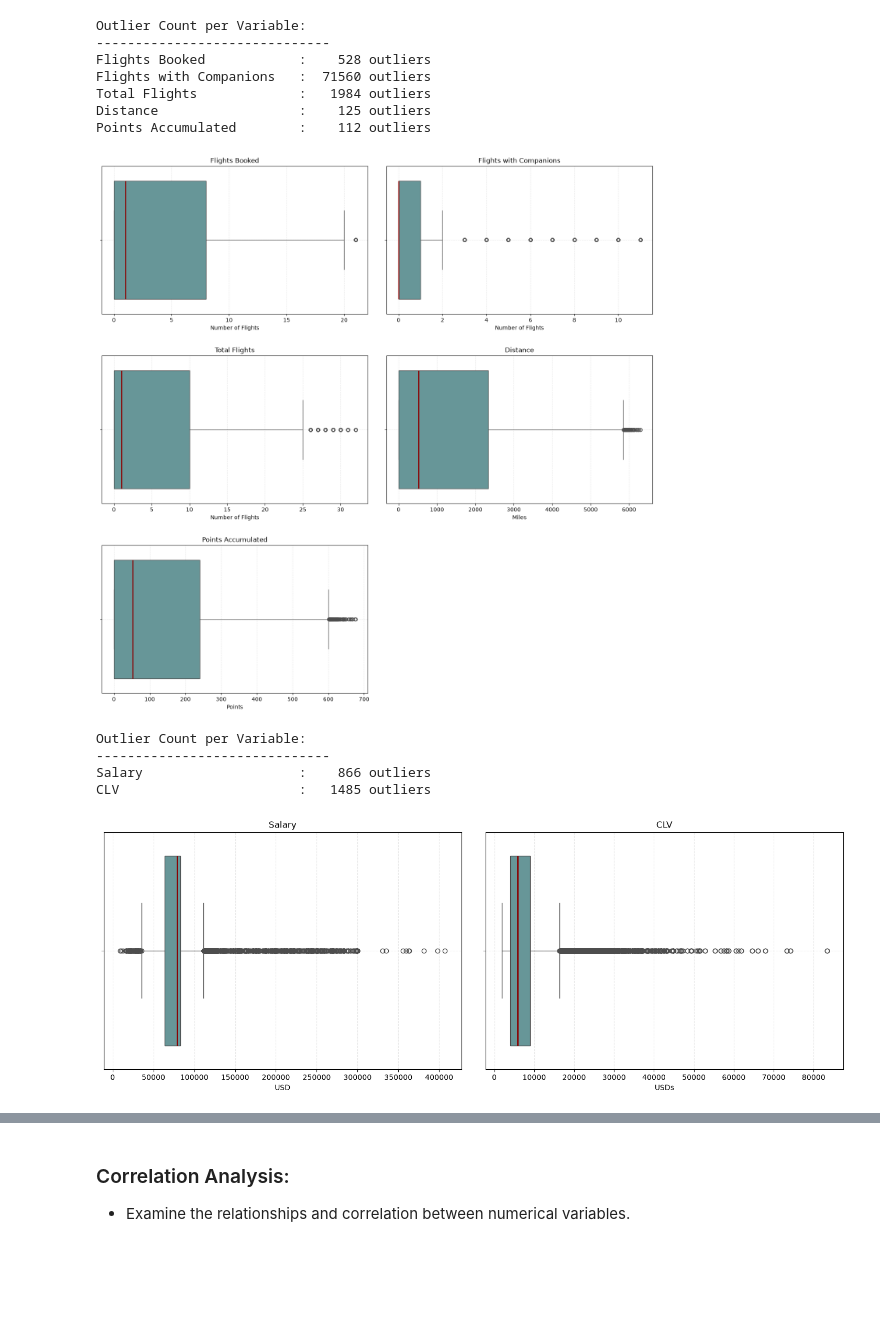
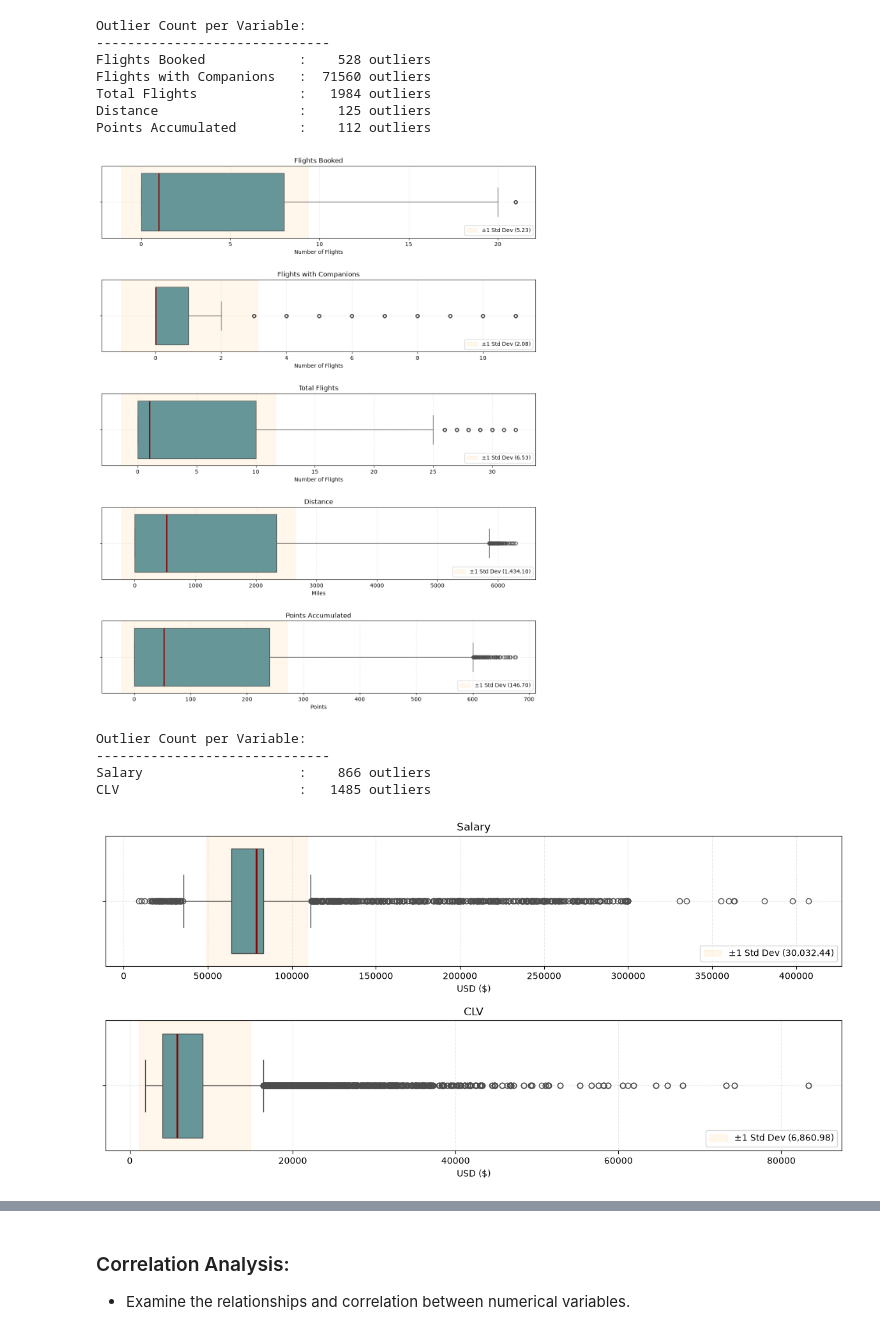
Before and after one commit to Adalab/bda-modulo-3-evaluacion-final-MATC-90, a Jupyter notebook: src/notebooks/02_Statistical_Analysis_and_Data_Visualization.ipynb, the cells around one changed output, grey strips where cells are left out. Cells and saved outputs as stored; diff of their text form; code cells hidden in the pictures; blank space fills up the shorter version.

```diff
--- a/src/notebooks/02_Statistical_Analysis_and_Data_Visualization.ipynb
+++ b/src/notebooks/02_Statistical_Analysis_and_Data_Visualization.ipynb
@@ -58,5 +58,6 @@ memory usage: 65.1 MB
 
 numerical_cols_flights = ['Flights Booked', 'Flights with Companions', 'Total Flights', 'Distance', 'Points Accumulated']
 
-round(df_clean[numerical_cols_flights].describe(), 2).T.reset_index()
+sumary_df_clean = round(df_clean[numerical_cols_flights].describe(), 2).T
+sumary_df_clean
 # %% [output]
@@ -69,6 +70,7 @@ round(df_clean[numerical_cols_flights].describe(), 2).T.reset_index()
 # %%
 # Calculate the mode for the relevant numerical variables
-df_clean[numerical_cols_flights].mode().iloc[0]
+flights_modes = df_clean[numerical_cols_flights].mode().iloc[0]
+flights_modes
 # %% [output]
 Flights Booked             0.0
 Flights with Companions    0.0
@@ -113,5 +136,6 @@ Since the dataset contains monthly records, client-specific variables like `Sala
 # Group by customer to analyze unique profile variables (Salary and CLV) without monthly repetition
 df_unique_customers = df_clean.drop_duplicates(subset=['Loyalty Number'])
 numerical_cols_customers = ['Salary', 'CLV']
-round(df_unique_customers[numerical_cols_customers].describe(),2).T.reset_index()
+sumary_df_customers = round(df_unique_customers[numerical_cols_customers].describe(),2).T
+sumary_df_customers
 # %% [output]
@@ -121,7 +145,7 @@ round(df_unique_customers[numerical_cols_customers].describe(),2).T.reset_index(
 # %%
 # Calculate the mode for the relevant numerical variables
-
-df_unique_customers[numerical_cols_customers].mode().iloc[0]
+customers_modes= df_unique_customers[numerical_cols_customers].mode().iloc[0]
+customers_modes
 # %% [output]
 Salary    101933.00
 CLV         8564.77
@@ -197,11 +241,20 @@ Points Accumulated        :    112 outliers
 # %%
 # Define the columns and the grid size
 cols = numerical_cols_flights
-nrows, ncols = 3, 2
+nrows, ncols = 5, 1
 
 # Create the grid layout using Matplotlib
-fig, axes = plt.subplots(nrows=nrows, ncols=ncols, figsize=(15, 15))
+fig, axes = plt.subplots(nrows=nrows, ncols=ncols, figsize=(12, 15))
 axes = axes.flatten()  # Flatten to iterate easily
+
+# Define clean custom units for the X-axis
+units = {
+    'Flights Booked': 'Number of Flights',
+    'Flights with Companions': 'Number of Flights',
+    'Total Flights': 'Number of Flights',
+    'Distance': 'Miles',
+    'Points Accumulated': 'Points'
+}
 
 # Loop through each column and plot its independent boxplot
 for i, col in enumerate(cols):
@@ -209,41 +262,42 @@ for i, col in enumerate(cols):
 
     # Plot the boxplot directly on the specific axes
     sns.boxplot(
     data=df_clean,
     x=col,
     ax=ax,
     color='cadetblue',
     medianprops=dict(color='darkred', linewidth=2)
 )
+    #Extract statistical metrics from pre-calculated variables
+    mean = sumary_df_clean.loc[col, 'mean']
+    std = sumary_df_clean.loc[col, 'std']
 
-    units = {
-    'Flights Booked': 'Number of Flights',
-    'Flights with Companions': 'Number of Flights',
-    'Total Flights': 'Number of Flights',
-    'Distance': 'Miles',
-    'Points Accumulated': 'Points'
-}
+    # Add a shaded background for ±1 Standard Deviation around the mean
+    ax.axvspan(mean - std, mean + std, color='orange', alpha=0.08,
+               label=f'±1 Std Dev ({std:,.2f})')
 
     # Customize the individual subplot
     ax.set_title(col, fontsize=12)
     ax.set_xlabel(units.get(col, 'Values'))
     ax.set_ylabel('')
 
     # Add our subtle grid
     ax.grid(True, linestyle='--', alpha=0.5, color='lightgray', zorder=0)
     ax.set_axisbelow(True)
 
+    ax.legend(loc='lower right')
+
 # Hide any unused subplots
 for j in range(len(cols), len(axes)):
     fig.delaxes(axes[j])
 
 # Adjust spacing perfectly
 plt.tight_layout(pad=3.0)
 
 # Save the complete figure
 plt.savefig("../figures/boxplots_outliers_flights.png")
 # %% [output]
-[figure, old version]
+[figure, new version]
 # %%
 # Execute the outlier detection function on the customer-related numerical columns
 customers_outliers = count_outliers(df_unique_customers, numerical_cols_customers)
@@ -261,15 +315,25 @@ CLV                       :   1485 outliers
 # %%
 # Define the columns and the grid size
 cols = numerical_cols_customers
-nrows, ncols = 1, 2
+nrows, ncols = 2,1
 
 # Create the grid layout using Matplotlib
-fig, axes = plt.subplots(nrows=nrows, ncols=ncols, figsize=(15, 6))
+fig, axes = plt.subplots(nrows=nrows, ncols=ncols, figsize=(12, 6))
 axes = axes.flatten()  # Flatten to iterate easily
+
+# Define clean custom units for the X-axis
+units = {
+    'Salary': 'USD ($)',
+    'CLV': 'USD ($)'
+}
 
 # Loop through each column and plot its independent boxplot
 for i, col in enumerate(cols):
     ax = axes[i]
+
+    #Extract statistical metrics from pre-calculated variables
+    mean = sumary_df_customers.loc[col, 'mean']
+    std = sumary_df_customers.loc[col, 'std']
 
     # Plot the boxplot directly on the specific axes
     sns.boxplot(
@@ -280,10 +344,9 @@ for i, col in enumerate(cols):
     medianprops=dict(color='darkred', linewidth=2)
 )
 
-    units = {
-    'Salary': 'USD',
-    'CLV': 'USDs'
-}
+    # Add a shaded background for ±1 Standard Deviation around the mean
+    ax.axvspan(mean - std, mean + std, color='orange', alpha=0.08,
+               label=f'±1 Std Dev ({std:,.2f})')
 
     # Customize the individual subplot
     ax.set_title(col, fontsize=12)
@@ -294,17 +357,19 @@ for i, col in enumerate(cols):
     ax.grid(True, linestyle='--', alpha=0.5, color='lightgray', zorder=0)
     ax.set_axisbelow(True)
 
+    ax.legend(loc='lower right')
+
 # Hide any unused subplots
 for j in range(len(cols), len(axes)):
     fig.delaxes(axes[j])
 
 # Adjust spacing perfectly
-plt.tight_layout(pad=3.0)
+plt.tight_layout(pad=1.5)
 
 # Save the complete figure
 plt.savefig("../figures/boxplots_outliers_customers.png")
 # %% [output]
-[figure, old version]
+[figure, new version]
 # %% [markdown]
 ***Outlier Analysis and Detection:***
 
```
Also changed, not shown: parts of 10 cells of this notebook, 2 other files.
